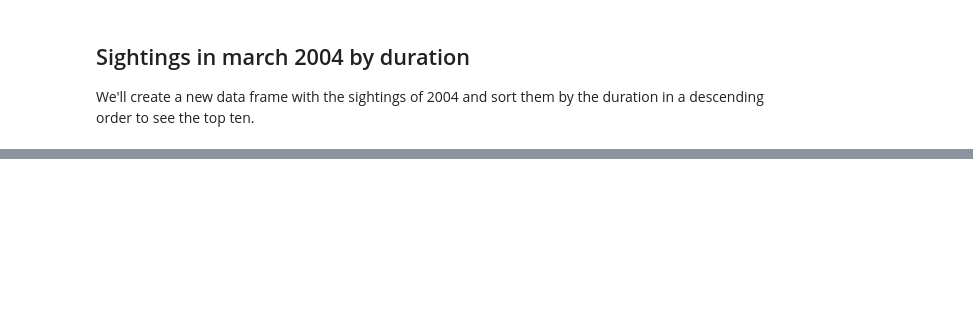
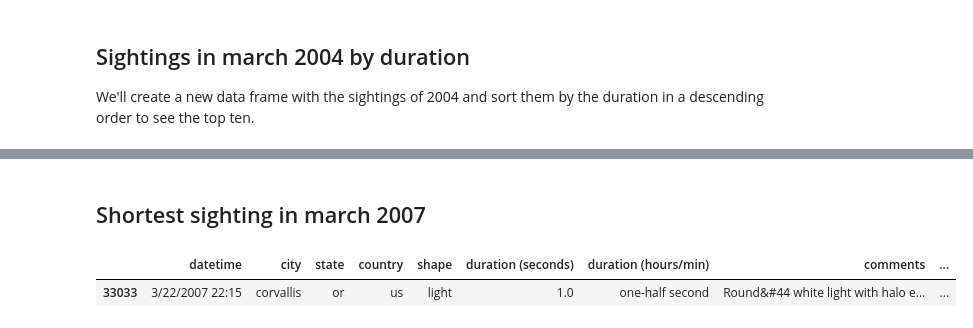
Before and after one commit to tomasBustamante/exploratory-data-analysis, a Jupyter notebook: notebooks/ufo-sightings.ipynb, the cells around one changed output, grey strips where cells are left out. Saved outputs shown, nothing was run; the diff lists cells and outputs as text; code cells hidden in the pictures; blank space fills up the shorter version.

```diff
--- a/notebooks/ufo-sightings.ipynb
+++ b/notebooks/ufo-sightings.ipynb
@@ -274,0 +335,8 @@ The longest UFO sighting in march 2004 occured in Las Vegas, NV and lasted four
+# %% [markdown]
+## Shortest sighting in march 2007
+# %%
+sightings.loc[(sightings['month'] == '3') & (sightings['year'] == '2007'),:]\
+    .sort_values('duration (seconds)', ascending=True).head(1)
+# %% [output]
+|  | datetime | city | state | country | shape | duration (seconds) | duration (hours/min) | comments | ... |
+| 33033 | 3/22/2007 22:15 | corvallis | or | us | light | 1.0 | one-half second | Round&#44 white light with halo e... | ... |
```
Also changed, not shown: parts of 12 cells of this notebook.
